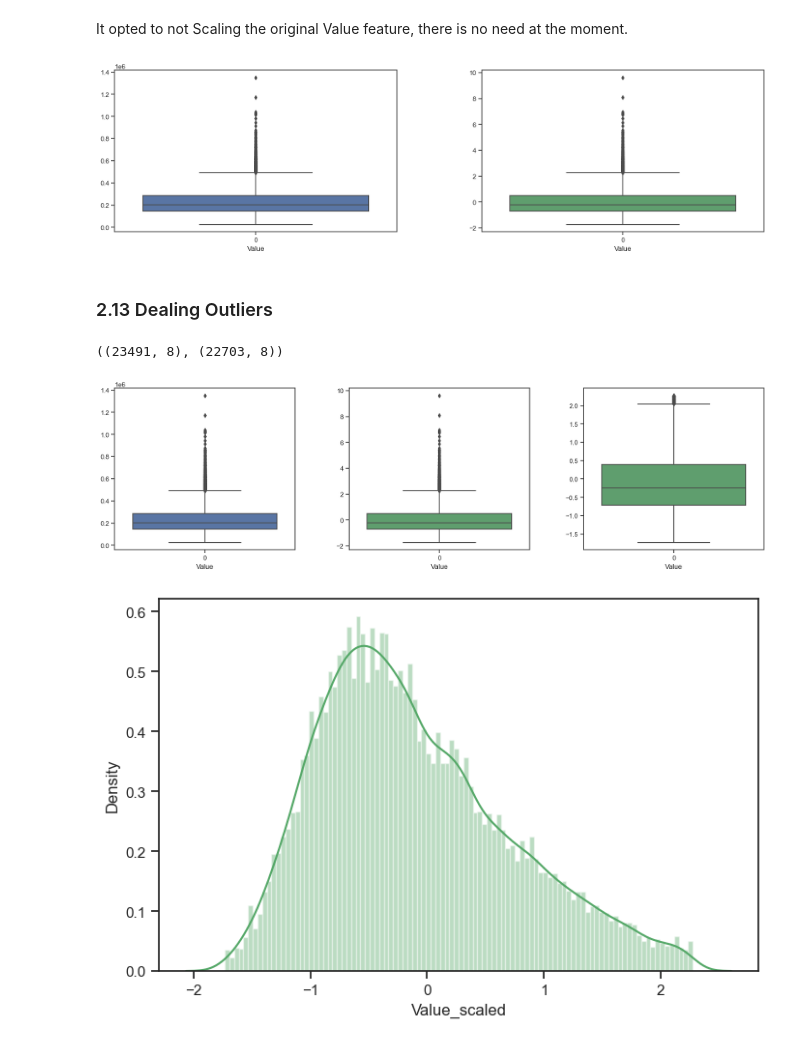
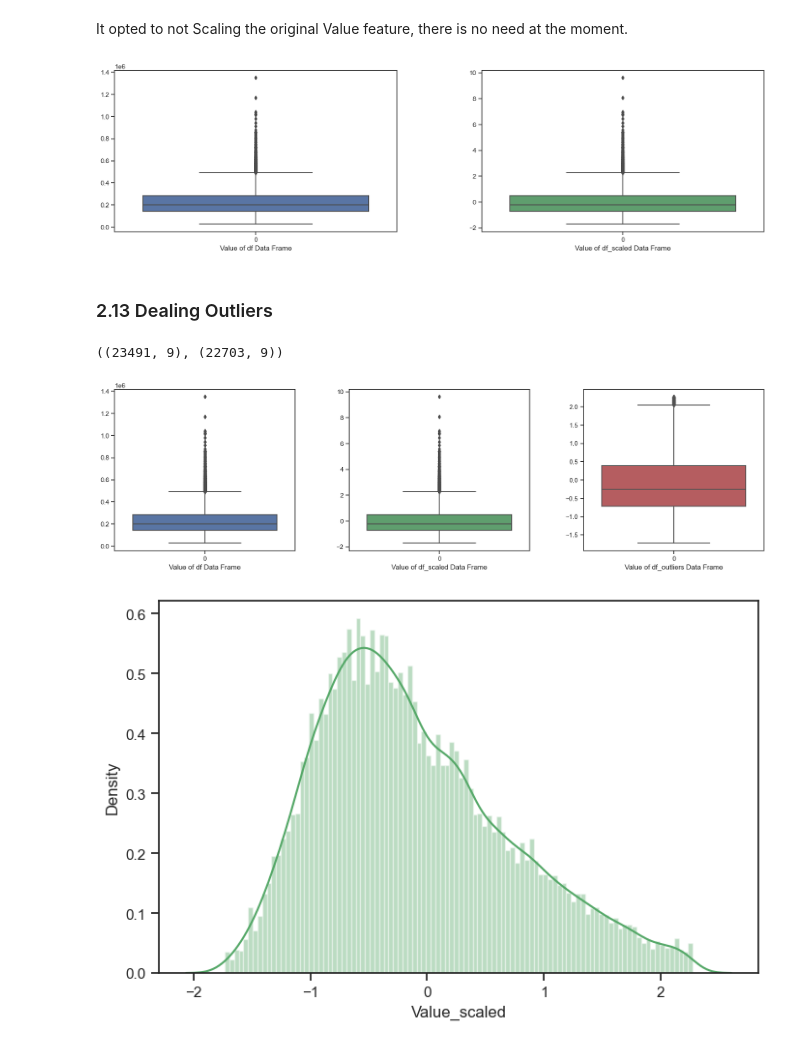
Before and after one commit to CristhianMacedo2024104/Machine-Learning, a Jupyter notebook: CristhianMacedo_MLearningHDip_CA1.ipynb, the cells around one changed output. Drawn from its saved outputs; the diff is of its cells as text; code cells hidden in the pictures.

```diff
--- a/CristhianMacedo_MLearningHDip_CA1.ipynb
+++ b/CristhianMacedo_MLearningHDip_CA1.ipynb
@@ -291,0 +329,2 @@ df.head()
+# %%
+df['Dublin'] = np.where(df['County'].str.contains('Dublin') == True, 1, 0)
@@ -542,7 +670,7 @@ encoder = OrdinalEncoder(categories = [county])
 # %% [markdown]
 Transforming and copying the values from the feature `county` to the new feature `County_encoder`
 # %%
-df['County_encoder'] = encoder.fit_transform(df[['County']])
+df['County_Encoder'] = encoder.fit_transform(df[['County']])
 # %% [markdown]
 Checking with the command "`.head()`" what the data set looks like now.
 # %%
@@ -600,14 +728,14 @@ fig, ax = plt.subplots(1, 2, figsize = (20, 5))
 plt.subplots_adjust(wspace = 0.3)
 
 sns.boxplot(data = df['Value'], ax = ax[0], color = 'b',)
-ax[0].set_xlabel('Value')
+ax[0].set_xlabel('Value of df Data Frame')
 
 sns.boxplot(data = df_scaled['Value_scaled'], ax = ax[1], color='g')
-ax[1].set_xlabel('Value')
+ax[1].set_xlabel('Value of df_scaled Data Frame')
 
 plt.show()
 # %% [output]
-[figure, old version]
+[figure, new version]
 # %% [markdown]
 ### 2.13 Dealing Outliers
 # %%
@@ -622,24 +750,24 @@ df_outliers = df_outliers[~((df_outliers[['Value']] < (Q1 - 1.5 * IQR)) |
 # %%
 df_scaled.shape, df_outliers.shape
 # %% [output]
-((23491, 8), (22703, 8))
+((23491, 9), (22703, 9))
 # %%
 fig, ax = plt.subplots(1, 3, figsize = (20, 5))
 
 plt.subplots_adjust(wspace = 0.3)
 
 sns.boxplot(data = df['Value'], ax = ax[0], color = 'b',)
-ax[0].set_xlabel('Value')
+ax[0].set_xlabel('Value of df Data Frame')
 
 sns.boxplot(data = df_scaled['Value_scaled'], ax = ax[1], color='g')
-ax[1].set_xlabel('Value')
+ax[1].set_xlabel('Value of df_scaled Data Frame')
 
-sns.boxplot(data = df_outliers['Value_scaled'], ax = ax[2], color='g')
-ax[2].set_xlabel('Value')
+sns.boxplot(data = df_outliers['Value_scaled'], ax = ax[2], color='r')
+ax[2].set_xlabel('Value of df_outliers Data Frame')
 
 plt.show()
 # %% [output]
-[figure, old version]
+[figure, new version]
 # %%
 plt.figure(figsize = (8, 5))
 sns.distplot(df_outliers['Value_scaled'], color='g', bins=100, hist_kws = {'alpha': 0.4});
```
Also changed, not shown: parts of 154 cells of this notebook, 2 other files.
